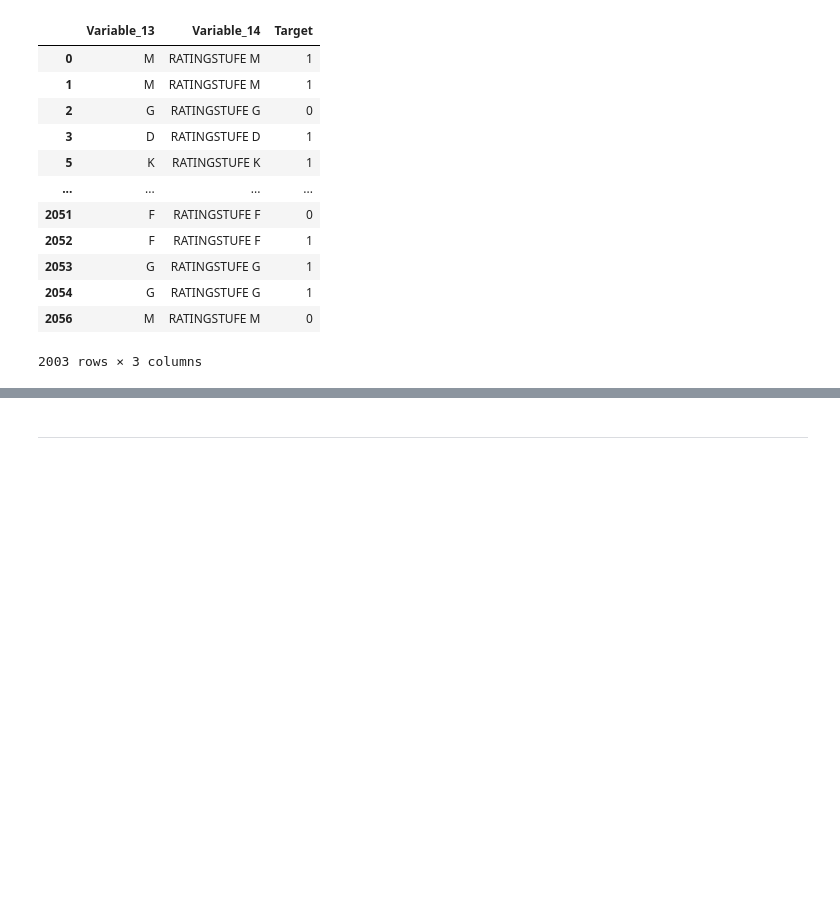
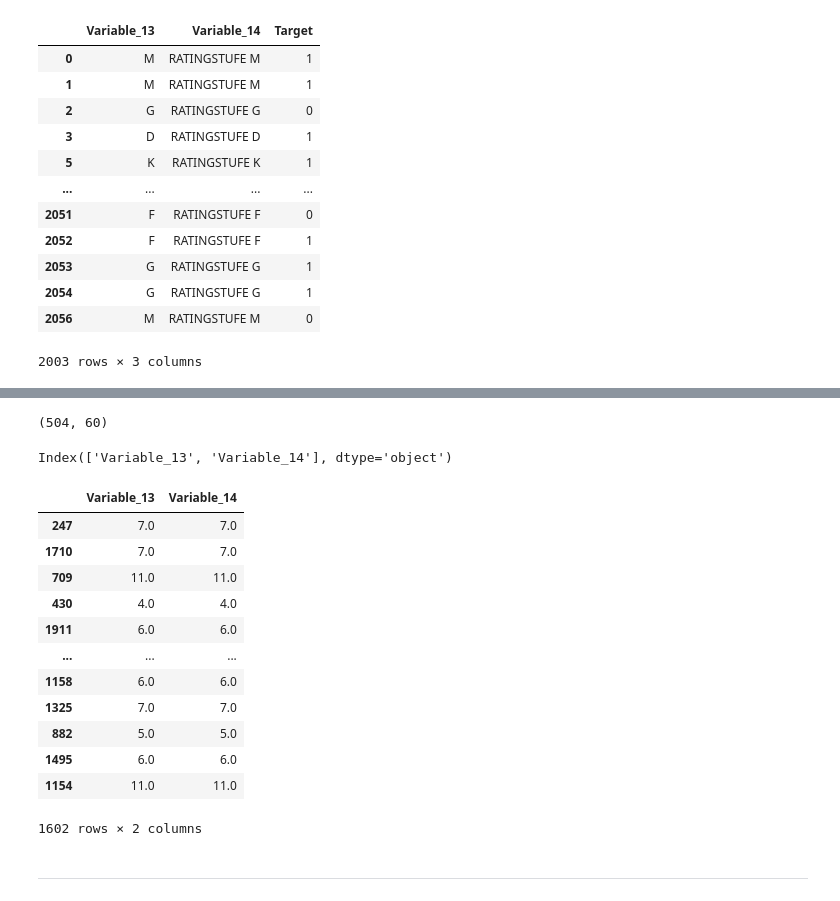
Before and after one commit to ajits-github/Binary_Classification_with_ordinal_data, a Jupyter notebook: Binary_Classification_with_ordinal_data.ipynb, the cells around one changed output, grey strips where cells are left out. Cells and saved outputs as stored; diff of their text form; code cells hidden in the pictures; blank space fills up the shorter version.

```diff
--- a/Binary_Classification_with_ordinal_data.ipynb
+++ b/Binary_Classification_with_ordinal_data.ipynb
@@ -924,0 +944,4 @@ df_filtered_new
+# %%
+X_inference.shape
+# %% [output]
+(504, 60)
@@ -925,3 +968,23 @@ df_filtered_new
+# %%
+X_train.columns
+# %% [output]
+Index(['Variable_13', 'Variable_14'], dtype='object')
+# %%
+X_train_selected_data
+# %% [output]
+|  | Variable_13 | Variable_14 |
+| 247 | 7.0 | 7.0 |
+| 1710 | 7.0 | 7.0 |
+| 709 | 11.0 | 11.0 |
+| 430 | 4.0 | 4.0 |
+| 1911 | 6.0 | 6.0 |
+| ... | ... | ... |
+| 1158 | 6.0 | 6.0 |
+| 1325 | 7.0 | 7.0 |
+| 882 | 5.0 | 5.0 |
+| 1495 | 6.0 | 6.0 |
+| 1154 | 11.0 | 11.0 |
+1602 rows × 2 columns
 # %% [markdown]
 
 
```
Also changed, not shown: parts of 7 cells of this notebook.
